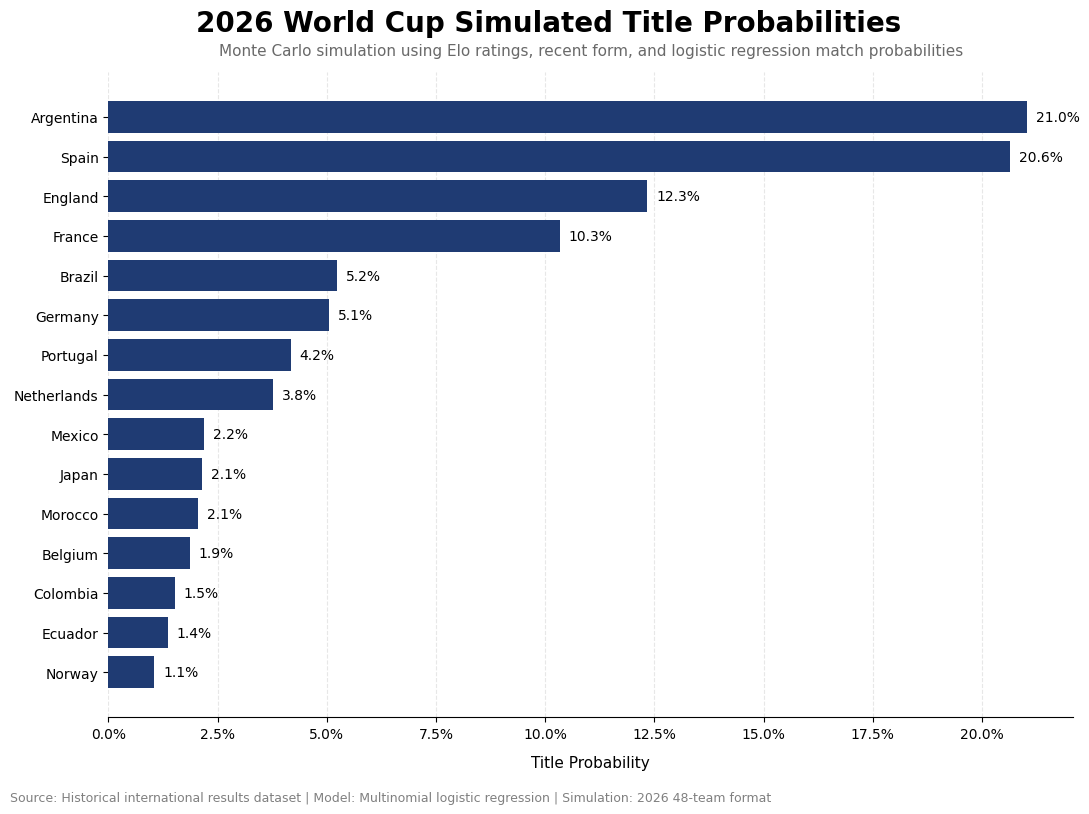
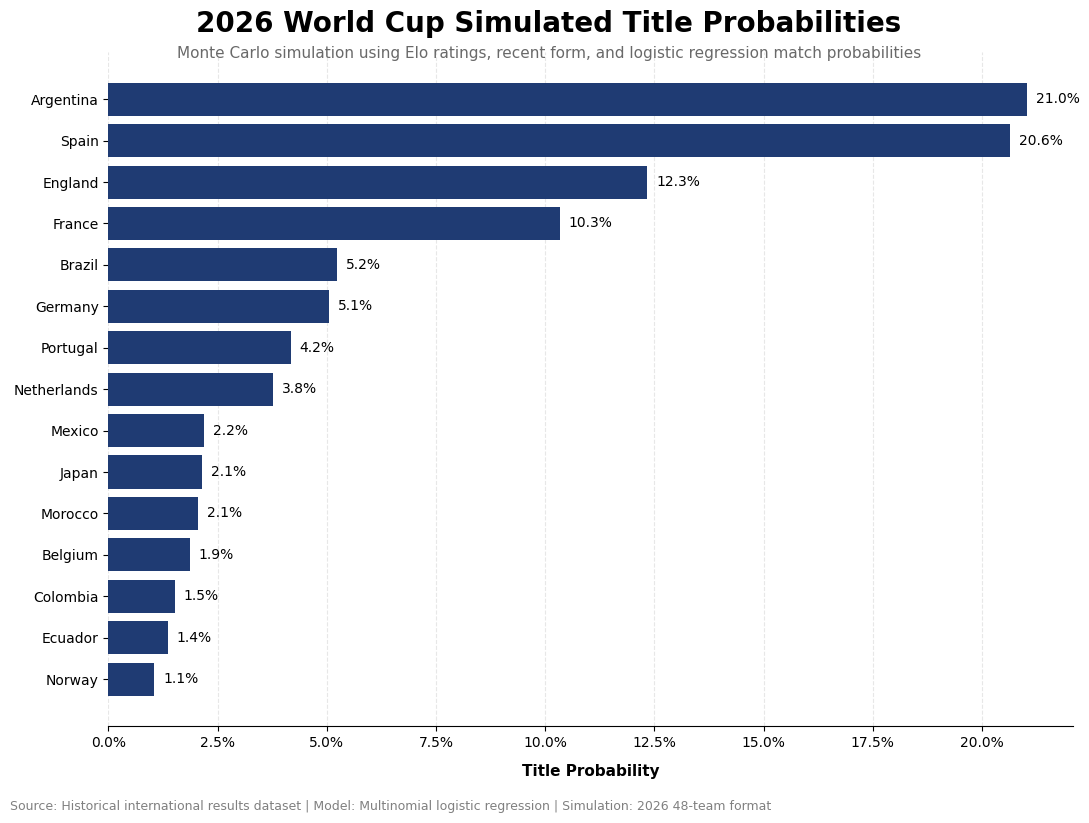
The change to this notebook cell's code, shown as a diff; its figure went from the first image to the second:
--- before
+++ after
@@ -34,12 +34,15 @@
     fontsize=20,
     fontweight="bold",
-    y=0.97
+    ha="center"
+
 )
 
-ax.set_title(
+fig.text(
+    0.5,
+    0.92,
     "Monte Carlo simulation using Elo ratings, recent form, and logistic regression match probabilities",
     fontsize=11,
     color="dimgray",
-    pad=12
+    ha="center"
 )
 
@@ -49,5 +52,6 @@
     "Title Probability",
     fontsize=11,
-    labelpad=10
+    labelpad=10,
+    fontweight="bold"
 )
 ax.set_ylabel("")

Commit: cleaned up visuals